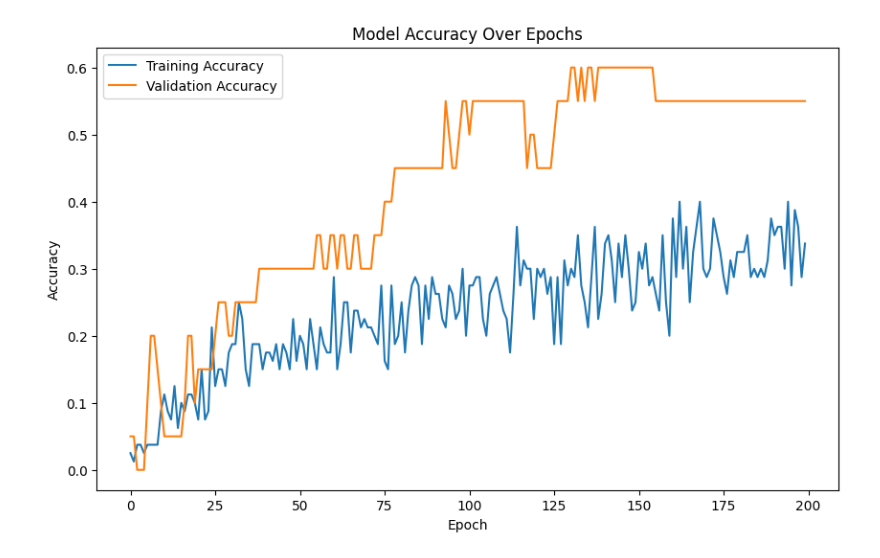
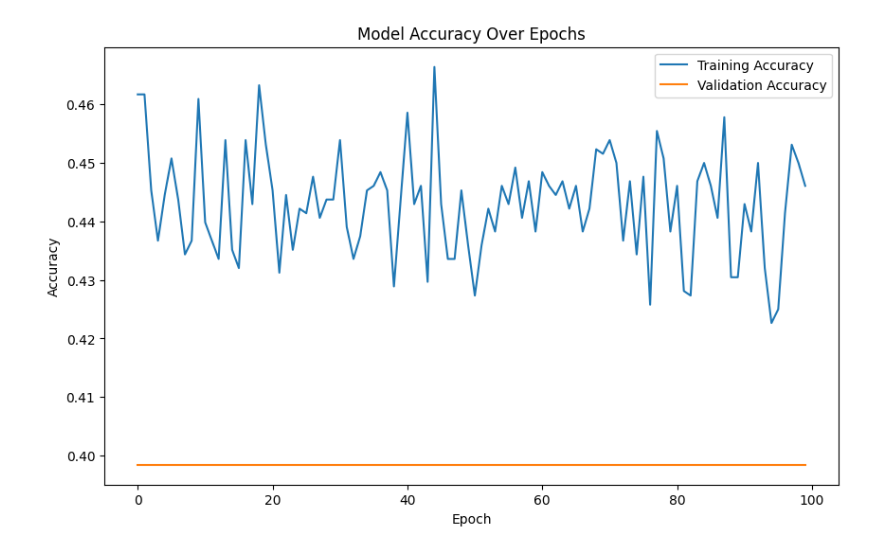
Before and after one commit to mpgallage/computing-continuum-simulator, a Jupyter notebook: ANN.ipynb, the cells around one changed output. Cells and saved outputs as stored; diff of their text form; code cells hidden in the pictures.

```diff
--- a/ANN.ipynb
+++ b/ANN.ipynb
@@ -133,3 +133,16 @@ max_input_size = max(len(array) for array in inputs)  # Find the size of the lar
 padded_inputs = [np.pad(array, (0, max_input_size - len(array)), mode='constant', constant_values=-1) for array in inputs]
 
 inputs_array = np.array(padded_inputs)
+# %%
+def scale_and_round(tensor):
+    # Replace negative values with 0
+    tensor_with_no_negatives = tf.maximum(tensor, 0)
+
+    # Scale positive values to have min 0 and max 2
+    scaled = 2 * (tensor_with_no_negatives - tf.reduce_min(tensor_with_no_negatives)) / \
+                       (tf.reduce_max(tensor_with_no_negatives) - tf.reduce_min(tensor_with_no_negatives))
+
+    # Round the scaled positive values
+    rounded = tf.cast(tf.round(scaled), tf.int32)
+
+    return rounded
@@ -144,68 +211,13 @@ import matplotlib.pyplot as plt
 learning_rate = tf.Variable(0.001, trainable=False)
 
 # For example, set a new learning rate of 0.0001
-keras.backend.set_value(learning_rate, 0.0001)
+keras.backend.set_value(learning_rate, 0.01)
 
 # Split the data into training and test sets (e.g., 80% training, 20% test)
 train_ratio = 0.8
 train_size = int(len(inputs_array) * train_ratio)
 X_train, X_test = inputs_array[:train_size], inputs_array[train_size:]
 y_train, y_test = outputs_array[:train_size], outputs_array[train_size:]
-
-# Custom loss function
-def custom_loss(y_true, y_pred):
-    def calculate_loss(yt, yp):
-        yt_rounded = tf.cast(tf.round(yt), tf.int32)
-        yp_rounded = tf.cast(tf.round(yp), tf.int32)
-
-        length = tf.size(yt_rounded) // 2
-        indices = tf.where(tf.equal(yt_rounded, -1))
-        if tf.shape(indices)[0] > 0:
-            length = tf.cast(indices[0][0] // 2, tf.int32)
-
-        actual_pms = yt_rounded[:length]
-        actual_vms = yt_rounded[length:length*2]
-        predicted_pms = yp_rounded[:length]
-        predicted_vms = yp_rounded[length:length*2]
-
-        # Check if PMs match and then check VMs
-        pm_matches = tf.equal(actual_pms, predicted_pms)
-        vm_matches = tf.equal(actual_vms, predicted_vms)
-        correct_predictions = tf.cast(pm_matches, tf.float32) + tf.cast(tf.logical_and(pm_matches, vm_matches), tf.float32)
-
-        return (2 * tf.cast(length, tf.float32) - tf.reduce_sum(correct_predictions)) / (2 * tf.cast(length, tf.float32))
-
-    # Compute the loss for each element in the batch and return the mean loss
-    batch_loss = tf.map_fn(lambda x: calculate_loss(x[0], x[1]), (y_true, y_pred), dtype=tf.float32)
-    return tf.reduce_mean(batch_loss)
-
-# Custom accuracy metric
-def custom_accuracy(y_true, y_pred):
-    def calculate_accuracy(yt, yp):
-        yt_rounded = tf.cast(tf.round(yt), tf.int32)
-        yp_rounded = tf.cast(tf.round(yp), tf.int32)
-
-        length = tf.size(yt_rounded) // 2
-        indices = tf.where(tf.equal(yt_rounded, -1))
-        if tf.shape(indices)[0] > 0:
-            length = tf.cast(indices[0][0] // 2, tf.int32)
-
-        actual_pms = yt_rounded[:length]
-        actual_vms = yt_rounded[length:length*2]
-        predicted_pms = yp_rounded[:length]
-        predicted_vms = yp_rounded[length:length*2]
-
-        # Check if PMs match and then check VMs
-        pm_matches = tf.equal(actual_pms, predicted_pms)
-        vm_matches = tf.equal(actual_vms, predicted_vms)
-        correct_predictions = tf.cast(pm_matches, tf.float32) + tf.cast(tf.logical_and(pm_matches, vm_matches), tf.float32)
-
-        return tf.reduce_sum(correct_predictions) / (2 * tf.cast(length, tf.float32))
-
-    # Compute the accuracy for each element in the batch and return the mean accuracy
-    batch_accuracy = tf.map_fn(lambda x: calculate_accuracy(x[0], x[1]), (y_true, y_pred), dtype=tf.float32)
-    return tf.reduce_mean(batch_accuracy)
-
 
 # Define the neural network model
 model = Sequential()
@@ -221,13 +233,13 @@ model.add(Dense(32, activation='relu'))
 model.add(Dropout(0.3))
 model.add(Dense(16, activation='relu'))
 model.add(Dropout(0.3))
-model.add(Dense(y_train.shape[1]))  # Output layer with a number of neurons equal to the output size
+model.add(Dense(y_train.shape[1], activation='relu'))  # Output layer with a number of neurons equal to the output size
 
-# model.compile(optimizer='sgd', loss=custom_loss, metrics=[custom_accuracy])
-model.compile(optimizer='sgd', loss='mse', metrics=['acc'])
+model.compile(optimizer='adam', loss=custom_loss, metrics=[custom_accuracy])
+# model.compile(optimizer='sgd', loss='mse', metrics=['acc'])
 
 # Train the model
-history = model.fit(X_train, y_train, epochs=200, batch_size=8, validation_data=(X_test, y_test))
+history = model.fit(X_train, y_train, epochs=100, batch_size=8, validation_data=(X_test, y_test))
 
 # Plotting the training and validation loss
 plt.figure(figsize=(10, 6))
@@ -241,10 +253,10 @@ plt.show()
 
 # Plotting the training and validation accuracy
 plt.figure(figsize=(10, 6))
-# plt.plot(history.history['custom_accuracy'], label='Training Accuracy')
-# plt.plot(history.history['val_custom_accuracy'], label='Validation Accuracy')
-plt.plot(history.history['acc'], label='Training Accuracy')
-plt.plot(history.history['val_acc'], label='Validation Accuracy')
+plt.plot(history.history['custom_accuracy'], label='Training Accuracy')
+plt.plot(history.history['val_custom_accuracy'], label='Validation Accuracy')
+# plt.plot(history.history['acc'], label='Training Accuracy')
+# plt.plot(history.history['val_acc'], label='Validation Accuracy')
 plt.title('Model Accuracy Over Epochs')
 plt.ylabel('Accuracy')
 plt.xlabel('Epoch')
@@ -275 +287 @@ Epoch 200/200
-[figure, old version]
+[figure, new version]
```
Also changed, not shown: parts of 4 cells of this notebook, 2 other files.
